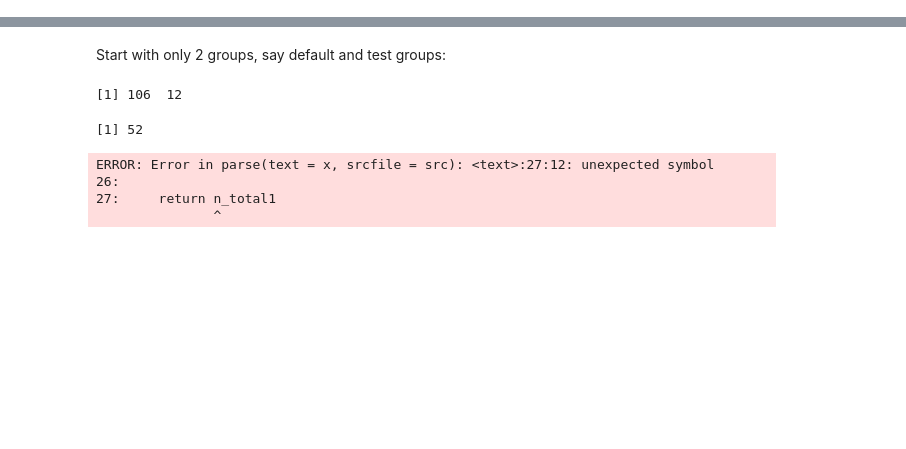
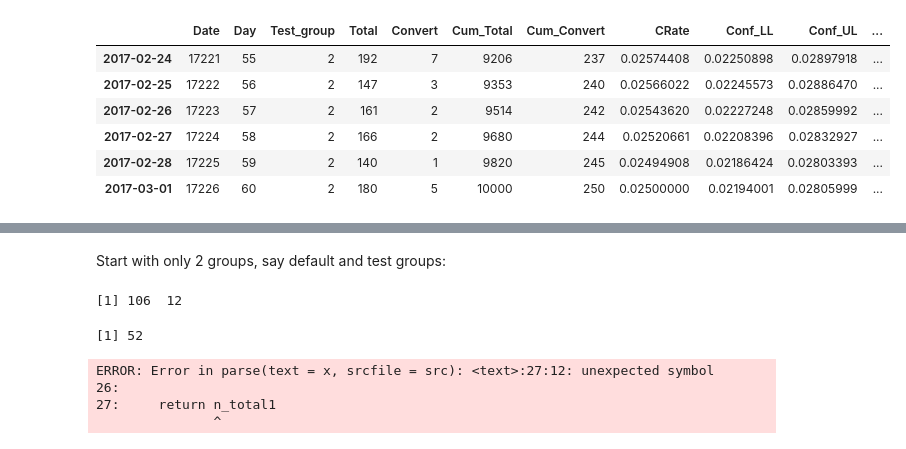
Before and after one commit to tukichen/Bayesian_AB_testing, a Jupyter notebook: Bayesian_AB_testing.ipynb, the cells around one changed output, grey strips where cells are left out. Saved outputs shown, nothing was run; the diff lists cells and outputs as text; code cells hidden in the pictures; blank space fills up the shorter version.

```diff
--- a/Bayesian_AB_testing.ipynb
+++ b/Bayesian_AB_testing.ipynb
@@ -44,0 +125,10 @@ head(data)
+# %%
+tail(CR2)
+# %% [output]
+|  | Date | Day | Test_group | Total | Convert | Cum_Total | Cum_Convert | CRate | Conf_LL | Conf_UL | ... |
+| 2017-02-24 | 17221 | 55 | 2 | 192 | 7 | 9206 | 237 | 0.02574408 | 0.02250898 | 0.02897918 | ... |
+| 2017-02-25 | 17222 | 56 | 2 | 147 | 3 | 9353 | 240 | 0.02566022 | 0.02245573 | 0.02886470 | ... |
+| 2017-02-26 | 17223 | 57 | 2 | 161 | 2 | 9514 | 242 | 0.02543620 | 0.02227248 | 0.02859992 | ... |
+| 2017-02-27 | 17224 | 58 | 2 | 166 | 2 | 9680 | 244 | 0.02520661 | 0.02208396 | 0.02832927 | ... |
+| 2017-02-28 | 17225 | 59 | 2 | 140 | 1 | 9820 | 245 | 0.02494908 | 0.02186424 | 0.02803393 | ... |
+| 2017-03-01 | 17226 | 60 | 2 | 180 | 5 | 10000 | 250 | 0.02500000 | 0.02194001 | 0.02805999 | ... |
```
Also changed, not shown: parts of 20 cells of this notebook.
